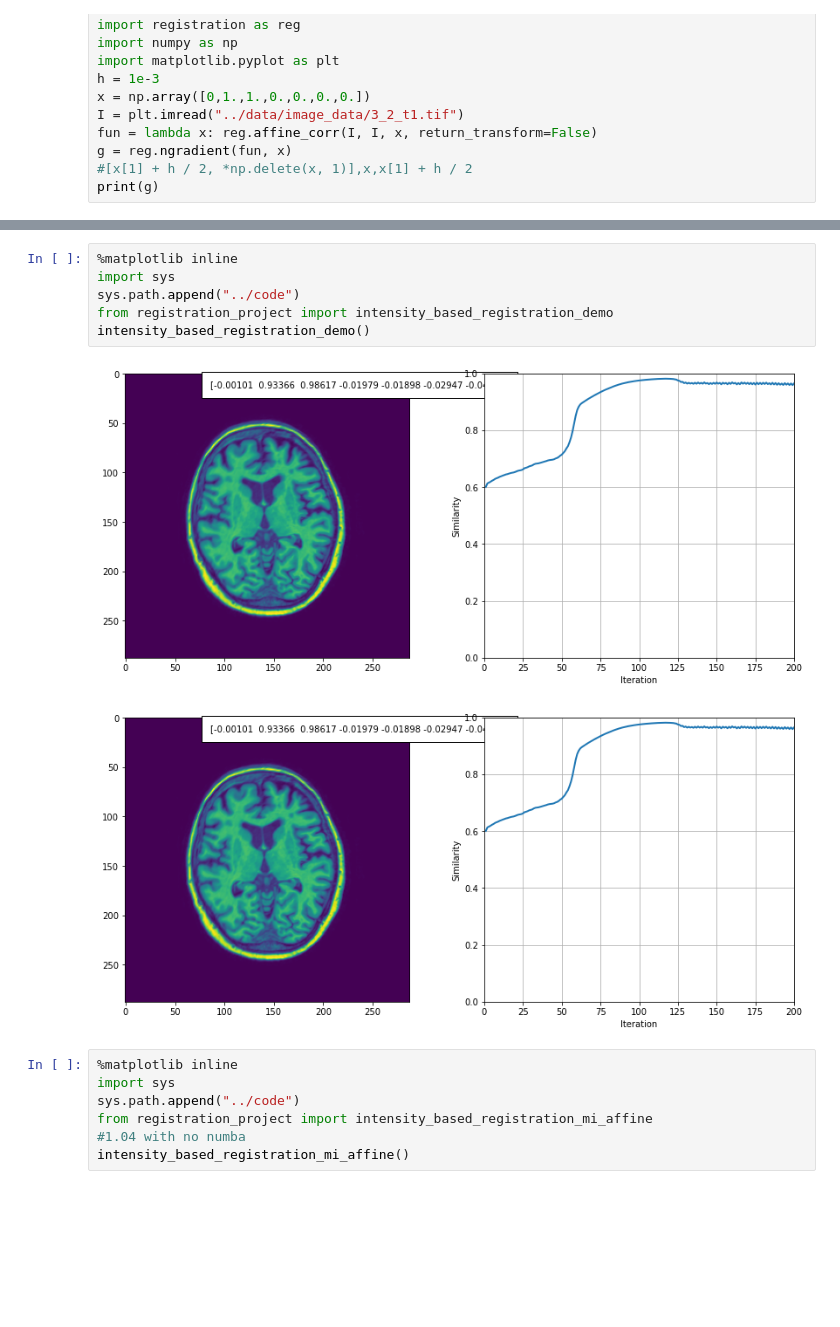
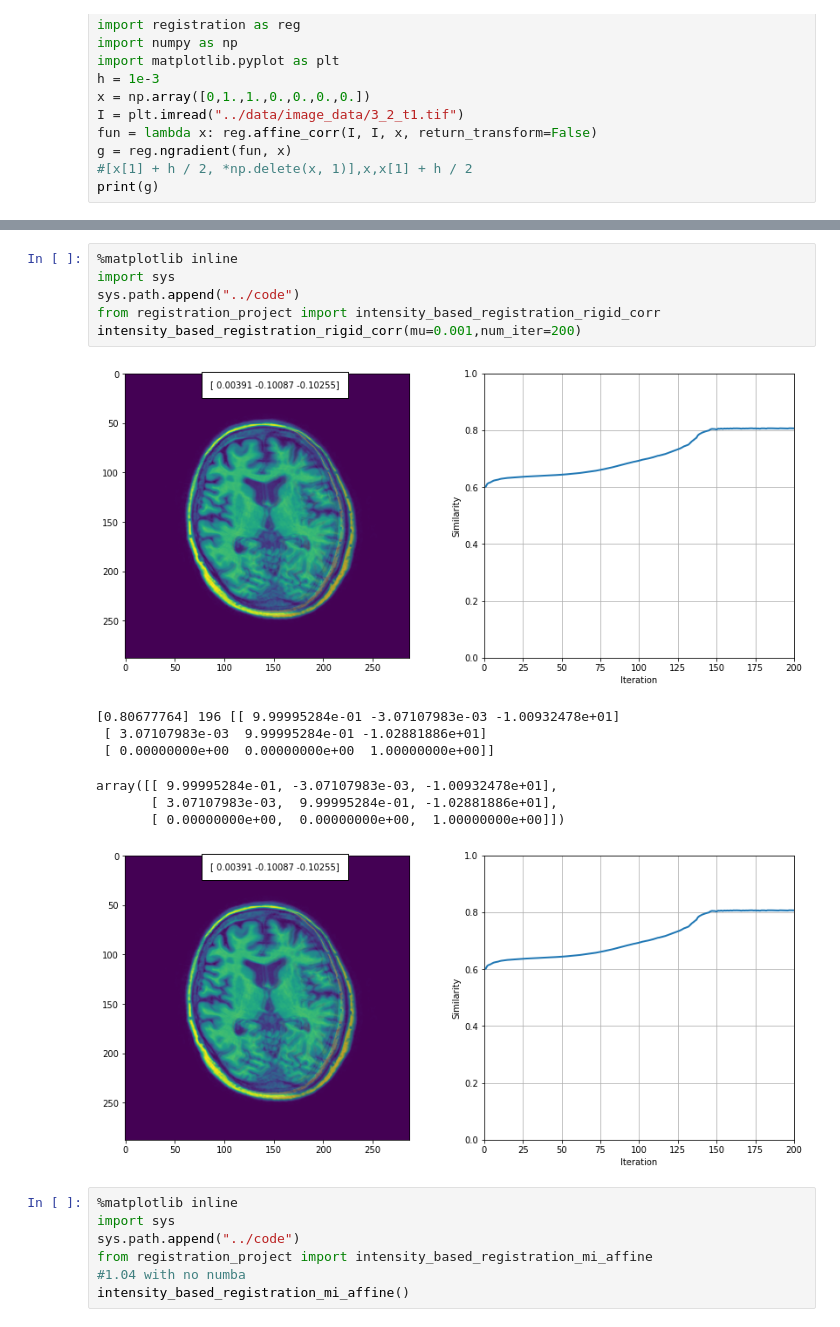
Before and after one commit to justinalittlefield/8dc00-mia, a Jupyter notebook: reader/1.6_Registration_project.ipynb, the cells around one changed output, grey strips where cells are left out. Saved outputs shown, nothing was run; the diff lists cells and outputs as text; blank space fills up the shorter version.

Commit message:
#6 project 1 stuff

```diff
--- a/reader/1.6_Registration_project.ipynb
+++ b/reader/1.6_Registration_project.ipynb
@@ -200,12 +200,18 @@ The following Python script (provided as `intensity_based_registration_demo()`)
 # %%
 %matplotlib inline
 import sys
 sys.path.append("../code")
-from registration_project import intensity_based_registration_demo
-intensity_based_registration_demo()
+from registration_project import intensity_based_registration_rigid_corr
+intensity_based_registration_rigid_corr(mu=0.001,num_iter=200)
 # %% [output]
-[figure, old version]
+[figure, new version]
+[0.80677764] 196 [[ 9.99995284e-01 -3.07107983e-03 -1.00932478e+01]
+ [ 3.07107983e-03  9.99995284e-01 -1.02881886e+01]
+ [ 0.00000000e+00  0.00000000e+00  1.00000000e+00]]
+array([[ 9.99995284e-01, -3.07107983e-03, -1.00932478e+01],
+       [ 3.07107983e-03,  9.99995284e-01, -1.02881886e+01],
+       [ 0.00000000e+00,  0.00000000e+00,  1.00000000e+00]])
-[figure, old version]
+[figure, new version]
 # %%
 %matplotlib inline
 import sys
```
Also changed, not shown: parts of 5 cells of this notebook, 3 other files.
